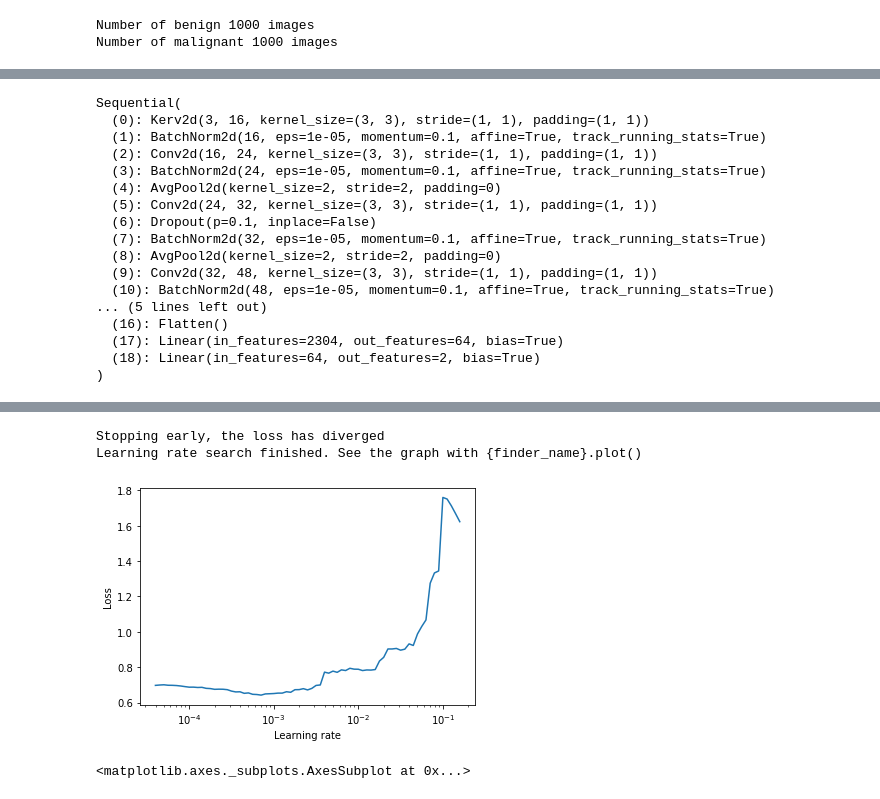
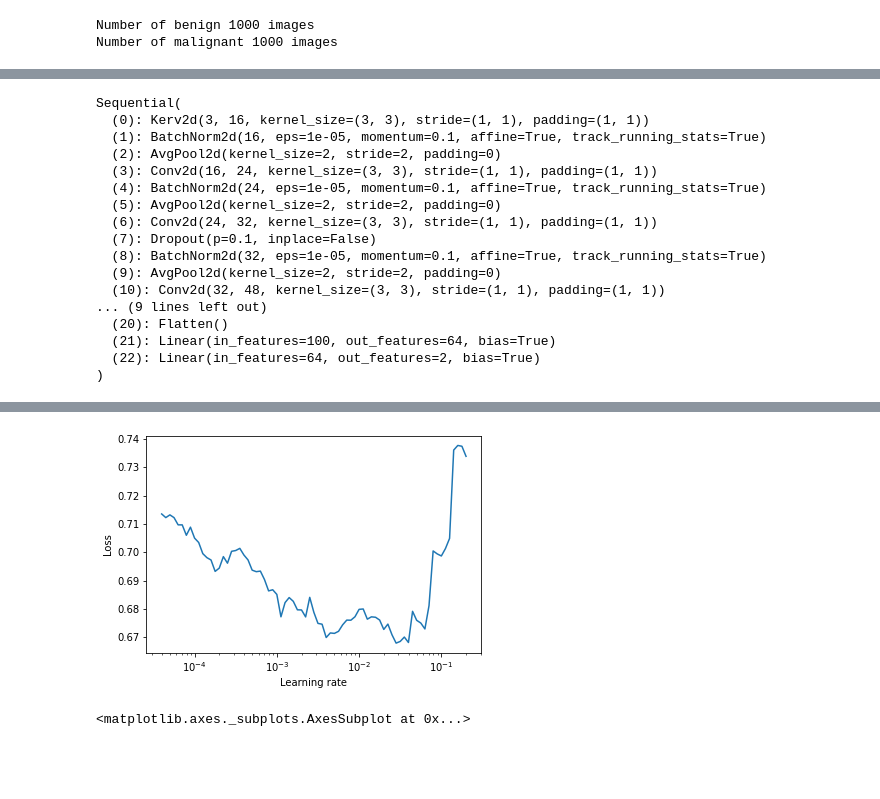
Before and after one commit to kamil-sladowski/KNN, a Jupyter notebook: KNN_Avg_No_Relu3.ipynb, the cells around one changed output, grey strips where cells are left out. Saved outputs shown, nothing was run; the diff lists cells and outputs as text; code cells hidden in the pictures; blank space fills up the shorter version.

Commit message:
lr finder

```diff
--- a/KNN_Avg_No_Relu3.ipynb
+++ b/KNN_Avg_No_Relu3.ipynb
@@ -335,9 +468,10 @@ Learning rate search finished. See the graph with {finder_name}.plot()
 model_base = nn.Sequential(
                 nn.Kerv2d(in_channels , out_channels_1, padding=padding_1, dilation=1, groups=1, bias=True,
                           kernel_type='gaussian', kernel_size=kernel_size, learnable_kernel=True,
-                          kernel_regularizer=True, stride=1, balance=0.5, power=200, gamma=0.5
+                          kernel_regularizer=True, stride=1, balance=0.4, power=200, gamma=0.6
                           ),
                 nn.BatchNorm2d(out_channels_1),
+                nn.AvgPool2d(2, stride=2),
                 nn.Conv2d(out_channels_1 , out_channels_2, padding= padding_1, kernel_size=kernel_size, stride=1),
                 nn.BatchNorm2d(out_channels_2),
                 nn.AvgPool2d(2, stride=2),
@@ -353,10 +487,12 @@ model_base = nn.Sequential(
                 nn.Conv2d(out_channels_4 , out_channels_5, padding= padding_1, kernel_size=kernel_size, stride=1),
                 nn.BatchNorm2d(out_channels_5),
                 nn.AvgPool2d(2, stride=2),
-
+                nn.Conv2d(out_channels_5 , out_channels_6, padding= padding_1, kernel_size=kernel_size, stride=1),
+                nn.BatchNorm2d(out_channels_6),
+                nn.AvgPool2d(2, stride=2),
                 nn.Dropout(0.5),
                 Flatten(),
-                nn.Linear(2304,64),
+                nn.Linear(100,64),
                 nn.Linear(64,2)
             )
 model_gpu = model_base.type(gpu_dtype)
@@ -367,27 +503,22 @@ optimizer = optim.Adam(model_gpu.parameters(), lr = learning_rate, weight_decay=
 Sequential(
   (0): Kerv2d(3, 16, kernel_size=(3, 3), stride=(1, 1), padding=(1, 1))
   (1): BatchNorm2d(16, eps=1e-05, momentum=0.1, affine=True, track_running_stats=True)
-  (2): Conv2d(16, 24, kernel_size=(3, 3), stride=(1, 1), padding=(1, 1))
-  (3): BatchNorm2d(24, eps=1e-05, momentum=0.1, affine=True, track_running_stats=True)
-  (4): AvgPool2d(kernel_size=2, stride=2, padding=0)
-  (5): Conv2d(24, 32, kernel_size=(3, 3), stride=(1, 1), padding=(1, 1))
-  (6): Dropout(p=0.1, inplace=False)
-  (7): BatchNorm2d(32, eps=1e-05, momentum=0.1, affine=True, track_running_stats=True)
-  (8): AvgPool2d(kernel_size=2, stride=2, padding=0)
-  (9): Conv2d(32, 48, kernel_size=(3, 3), stride=(1, 1), padding=(1, 1))
-  (10): BatchNorm2d(48, eps=1e-05, momentum=0.1, affine=True, track_running_stats=True)
-... (5 lines left out)
-  (16): Flatten()
-  (17): Linear(in_features=2304, out_features=64, bias=True)
-  (18): Linear(in_features=64, out_features=2, bias=True)
+  (2): AvgPool2d(kernel_size=2, stride=2, padding=0)
+  (3): Conv2d(16, 24, kernel_size=(3, 3), stride=(1, 1), padding=(1, 1))
+  (4): BatchNorm2d(24, eps=1e-05, momentum=0.1, affine=True, track_running_stats=True)
+  (5): AvgPool2d(kernel_size=2, stride=2, padding=0)
+  (6): Conv2d(24, 32, kernel_size=(3, 3), stride=(1, 1), padding=(1, 1))
+  (7): Dropout(p=0.1, inplace=False)
+  (8): BatchNorm2d(32, eps=1e-05, momentum=0.1, affine=True, track_running_stats=True)
+  (9): AvgPool2d(kernel_size=2, stride=2, padding=0)
+  (10): Conv2d(32, 48, kernel_size=(3, 3), stride=(1, 1), padding=(1, 1))
+... (9 lines left out)
+  (20): Flatten()
+  (21): Linear(in_features=100, out_features=64, bias=True)
+  (22): Linear(in_features=64, out_features=2, bias=True)
 )
 # %%
-lr_finder.reset()
-! pip install torch-lr-finder -v --global-option="amp"
-from torch_lr_finder import LRFinder
-
 lr_finder = LRFinder(model_gpu, optimizer, loss_fn, device="cuda")
-
 lr_finder.range_test(train_loader, end_lr=1, num_iter=100, start_lr=0.00001)
 lr_finder.plot()
 # %% [output]
@@ -411,4 +528,2 @@ Removed build tracker '/tmp/pip-req-tracker-zucjvv3v'
+[figure, new version]
-Stopping early, the loss has diverged
-Learning rate search finished. See the graph with {finder_name}.plot()
+<matplotlib.axes._subplots.AxesSubplot at 0x...>
-[figure, old version]
-<matplotlib.axes._subplots.AxesSubplot at 0x...>
```
Also changed, not shown: parts of 20 cells of this notebook.
